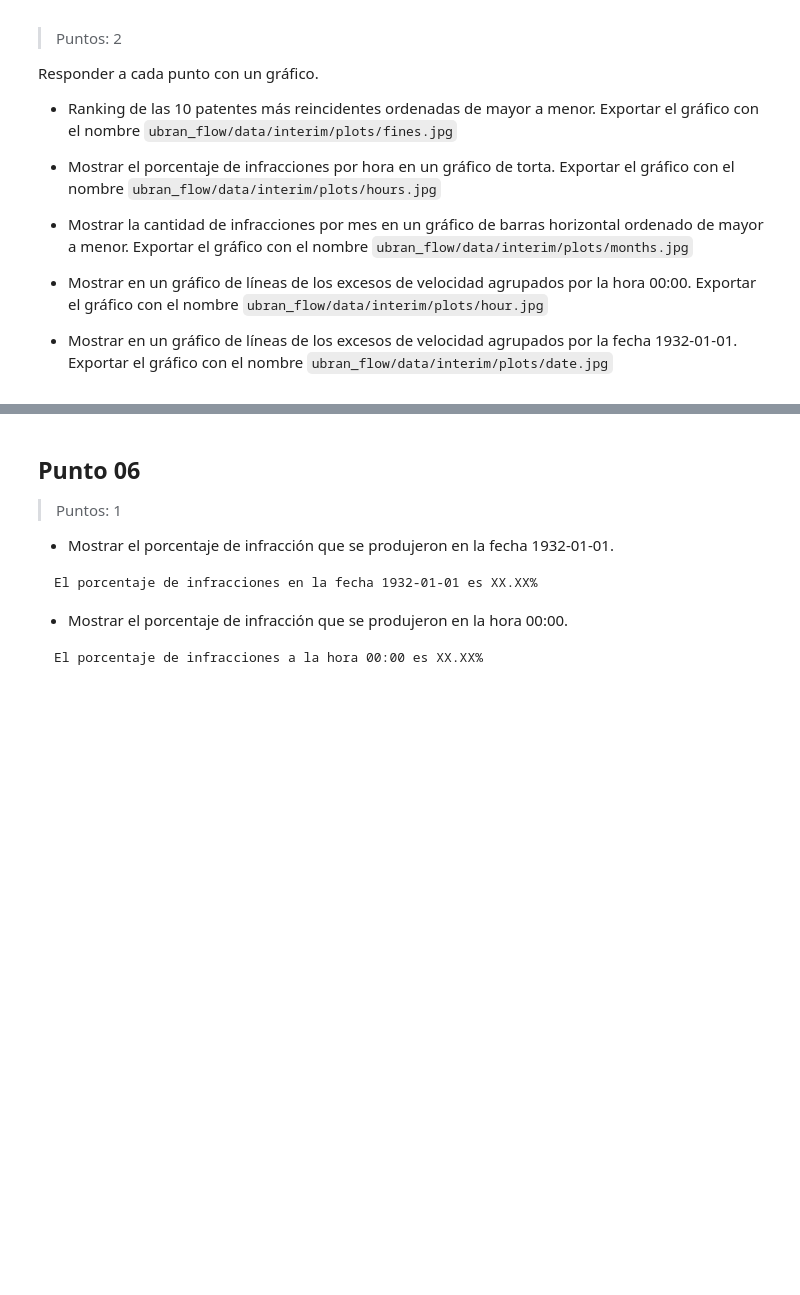
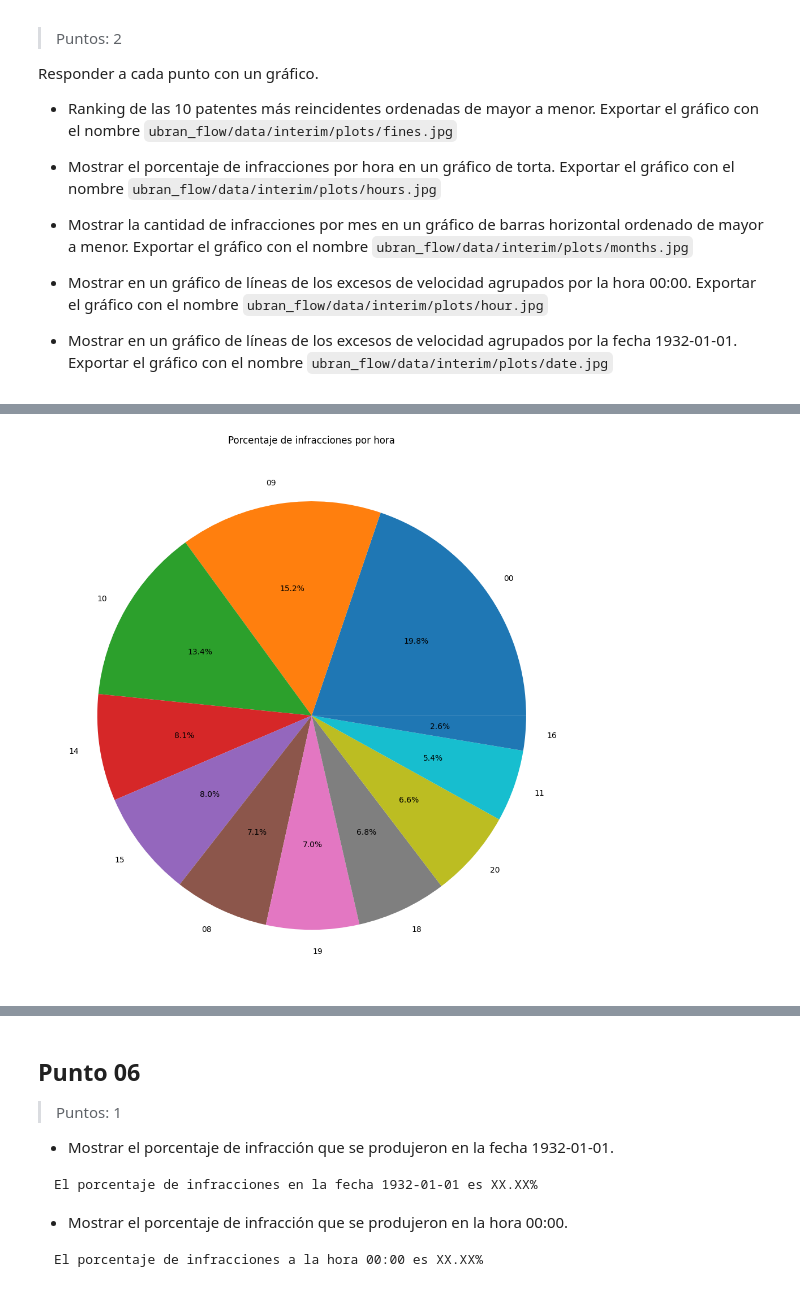
Before and after one commit to abulus1/Urban_Flow, a Jupyter notebook: 01_Urban_Flow_Fernandez_Barboza_Calderon_Sanchez.ipynb, the cells around one changed output, grey strips where cells are left out. Cells and saved outputs as stored; diff of their text form; code cells hidden in the pictures; blank space fills up the shorter version.

```diff
--- a/01_Urban_Flow_Fernandez_Barboza_Calderon_Sanchez.ipynb
+++ b/01_Urban_Flow_Fernandez_Barboza_Calderon_Sanchez.ipynb
@@ -756,0 +767,12 @@ Responder a cada punto con un gráfico.
+# %%
+df_interim["hora_grupo"] = df_interim["hora"].str.split(":").str[0]
+por_hora = df_interim["hora_grupo"].value_counts()
+
+fig, ax = plt.subplots(figsize=(10, 10))
+ax.pie(por_hora.values, labels=por_hora.index, autopct="%1.1f%%")
+ax.set_title("Porcentaje de infracciones por hora")
+plt.tight_layout()
+plt.savefig("urban_flow/data/interim/plots/hours.jpg")
+plt.show()
+# %% [output]
+[figure, added]
```
Also changed, not shown: parts of 8 cells of this notebook.
